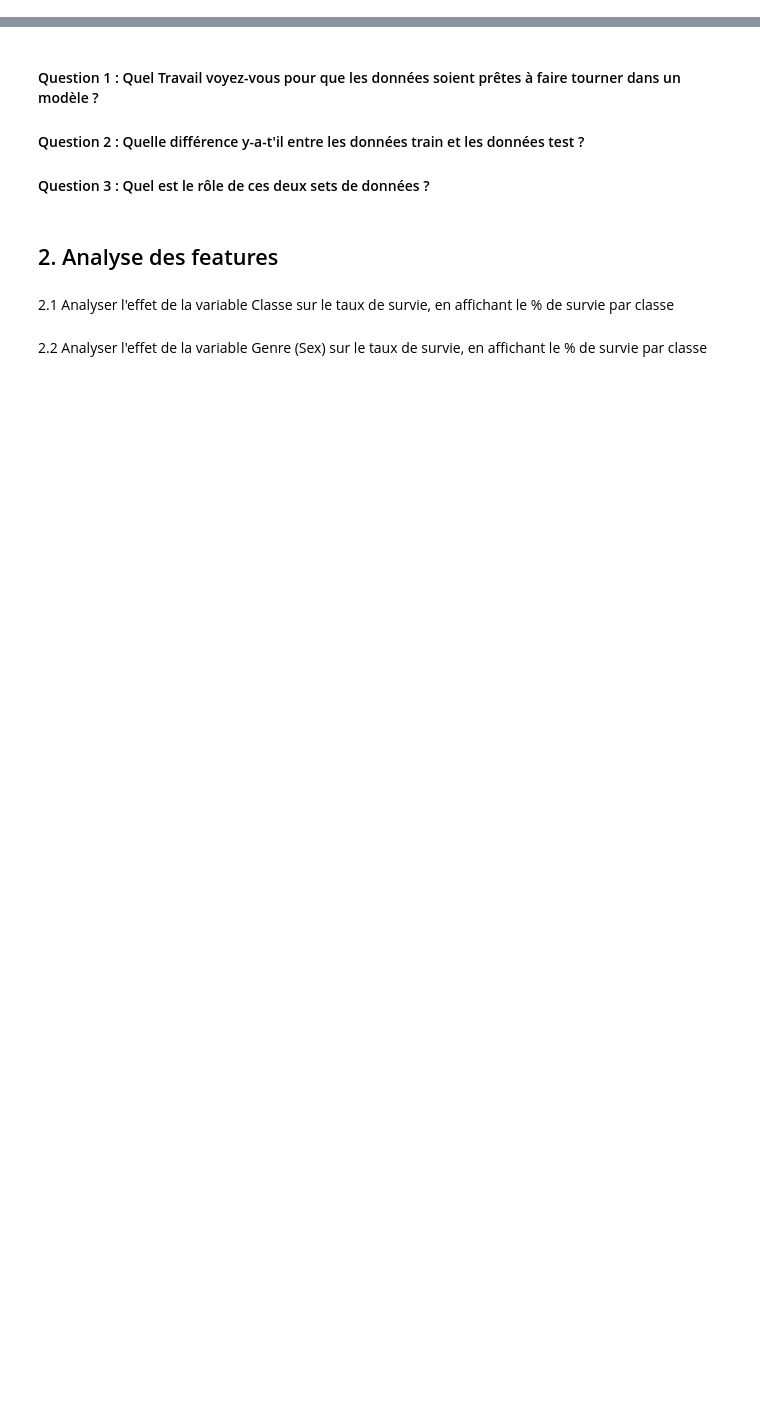
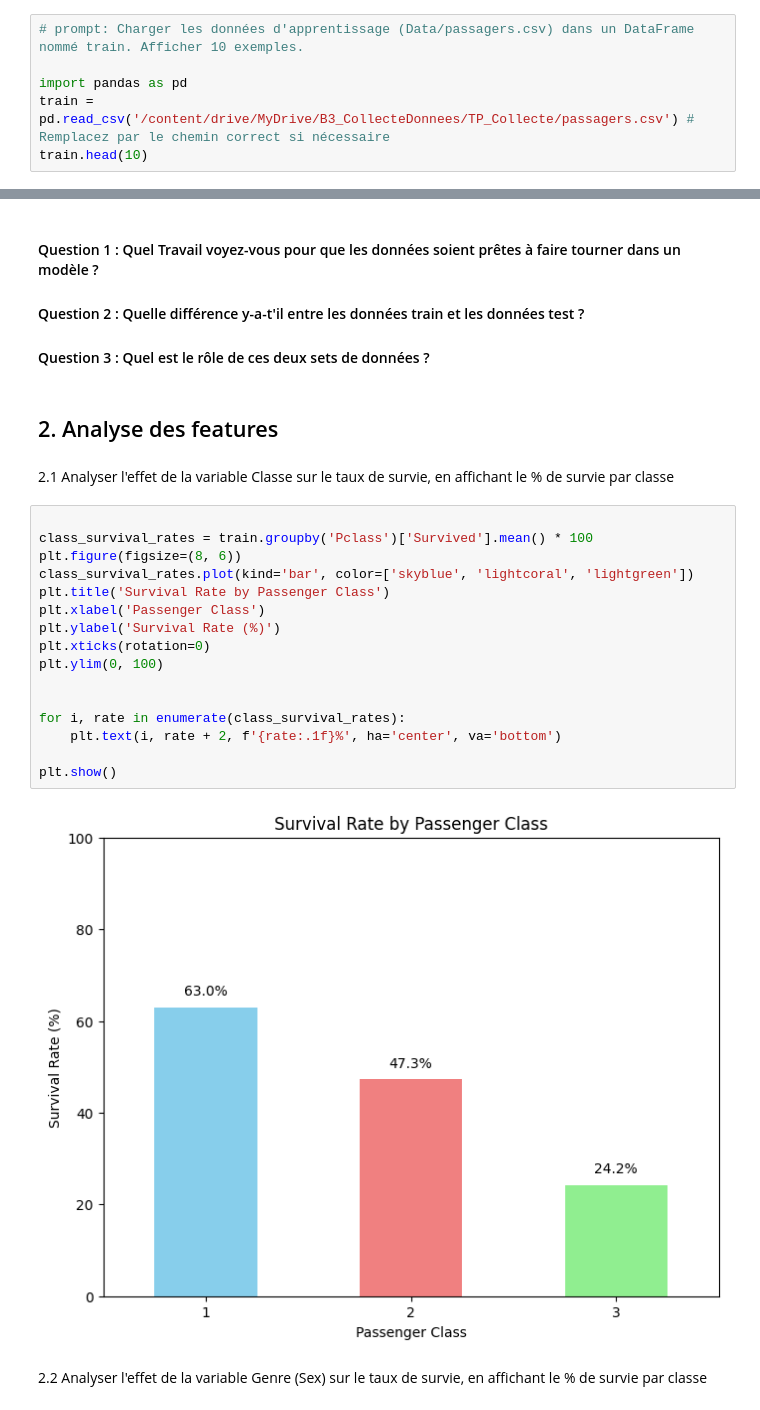
Before and after one commit to Giassinne/Bestioles, a Jupyter notebook: tp_collecte.ipynb, the cells around one changed output, grey strips where cells are left out. Cells and saved outputs as stored; diff of their text form; blank space fills up the shorter version.

```diff
--- a/tp_collecte.ipynb
+++ b/tp_collecte.ipynb
@@ -17,3 +15,9 @@ ModuleNotFoundError: No module named 'numpy'
 ## 1. Lecture des données ##
 # %% [markdown]
 1.1 Charger les données d'apprentissage (Data/passagers.csv) dans un DataFrame nommé train. Afficher 10 exemples.
+# %%
+# prompt: Charger les données d'apprentissage (Data/passagers.csv) dans un DataFrame nommé train. Afficher 10 exemples.
+
+import pandas as pd
+train = pd.read_csv('/content/drive/MyDrive/B3_CollecteDonnees/TP_Collecte/passagers.csv') # Remplacez par le chemin correct si nécessaire
+train.head(10)
@@ -39,5 +102,23 @@ ModuleNotFoundError: No module named 'numpy'
 ## 2. Analyse des features
 # %% [markdown]
 2.1 Analyser l'effet de la variable Classe sur le taux de survie, en affichant le % de survie par classe
+# %%
+
+class_survival_rates = train.groupby('Pclass')['Survived'].mean() * 100
+plt.figure(figsize=(8, 6))
+class_survival_rates.plot(kind='bar', color=['skyblue', 'lightcoral', 'lightgreen'])
+plt.title('Survival Rate by Passenger Class')
+plt.xlabel('Passenger Class')
+plt.ylabel('Survival Rate (%)')
+plt.xticks(rotation=0)
+plt.ylim(0, 100)
+
+
+for i, rate in enumerate(class_survival_rates):
+    plt.text(i, rate + 2, f'{rate:.1f}%', ha='center', va='bottom')
+
+plt.show()
+# %% [output]
+[figure, added]
 # %% [markdown]
 2.2 Analyser l'effet de la variable Genre (Sex) sur le taux de survie, en affichant le % de survie par classe
```
Also changed, not shown: parts of 20 cells of this notebook.
